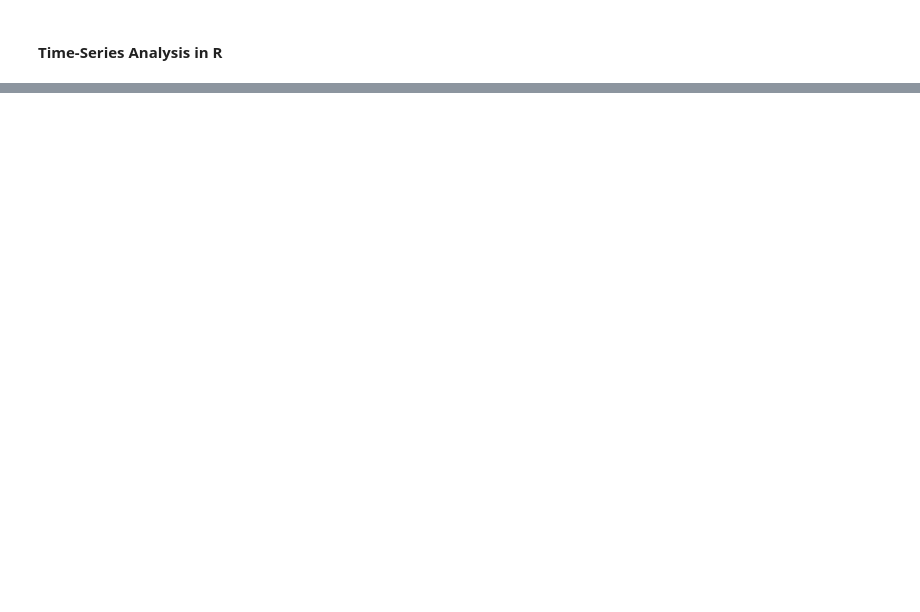
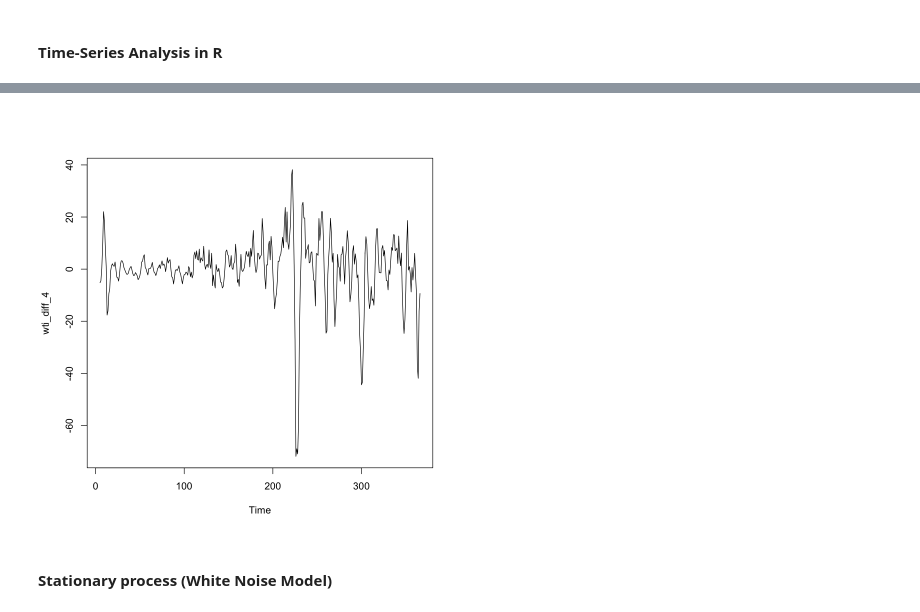
Before and after one commit to OlegRyzhkov2020/oil-project, a Jupyter notebook: analysis_in_R/quandl_oil.ipynb, the cells around one changed output, grey strips where cells are left out. Cells and saved outputs as stored; diff of their text form; code cells hidden in the pictures; blank space fills up the shorter version.

Commit message:
adding WTI predictive model

```diff
--- a/analysis_in_R/quandl_oil.ipynb
+++ b/analysis_in_R/quandl_oil.ipynb
@@ -285,0 +328,11 @@ A data.frame: 3 × 5
+# %%
+# Generate a diff of x with lag = 4. Save this to dx
+wti_diff_4 <- diff(wti_ts, lag = 4)
+
+# Plot dz
+par(mfrow=c(1,1))
+ts.plot(wti_diff_4)
+# %% [output]
+[figure, added]
+# %% [markdown]
+#### Stationary process (White Noise Model)
```
Also changed, not shown: parts of 31 cells of this notebook.
